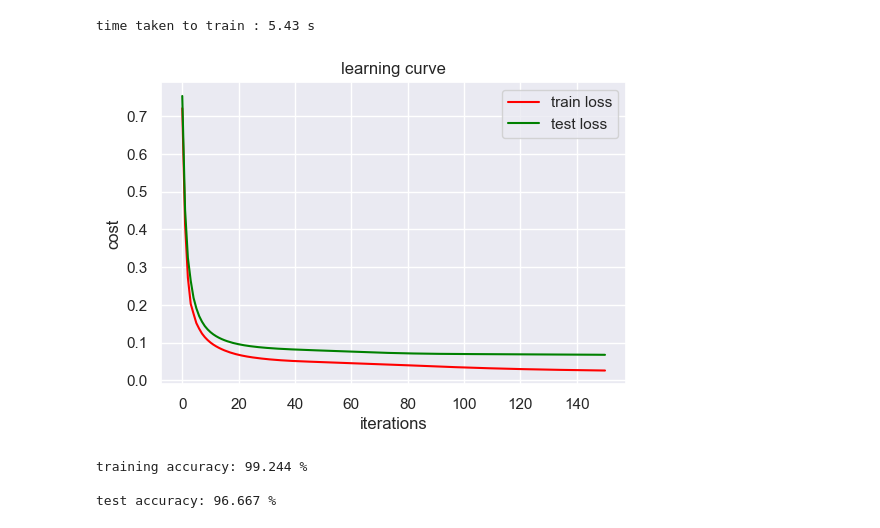
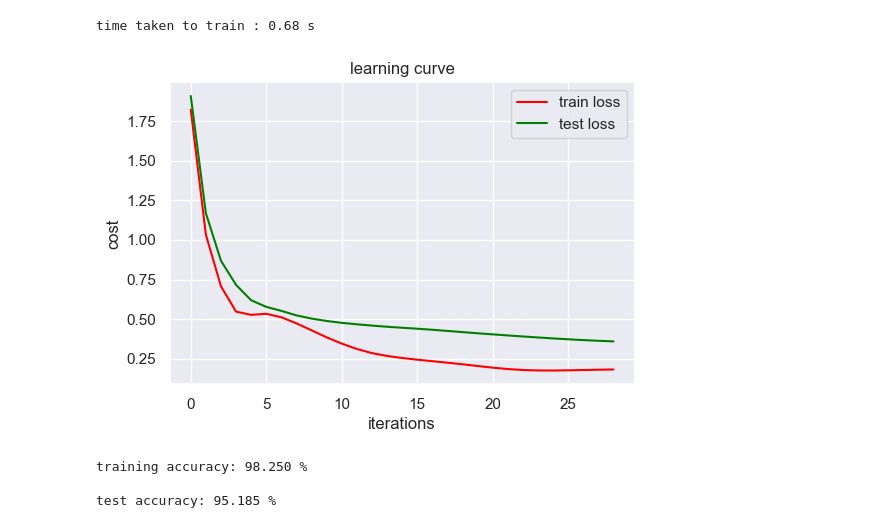
Before and after one commit to ashvegeta/Neural-Network, a Jupyter notebook: vectorised_nn.ipynb, the cells around one changed output. Cells and saved outputs as stored; diff of their text form; code cells hidden in the pictures.

Commit message:
Add files via upload
added cross entropy loss function and minor corrections in calculations

```diff
--- a/vectorised_nn.ipynb
+++ b/vectorised_nn.ipynb
@@ -17,7 +17,7 @@ class WeightsInitialization:
         self.weight = (L - np.mean(L)) / np.std(L)
 # %%
 class Network:
-    def __init__(self,layers,reg={'penalty':None,'lamda':0},opt={'optimizer':None},read_freq=0):
+    def __init__(self,layers,loss='CrossEntropy',reg={'penalty':None,'lamda':0},opt={'optimizer':None},read_freq=0):
         self.w=[]
         self.v=[]
         self.s=[]
@@ -30,6 +30,7 @@ class Network:
         self.opt = opt
         self.reg = reg
         self.read_freq = read_freq
+        self.loss = loss
 
         for i in range(len(self.layers)-1):
             wi=WeightsInitialization(self.layers[i],self.layers[i+1])
@@ -77,10 +78,18 @@ class Network:
     def BackProp(self,h,y,l_rate,t):
         error = h.T - y
         for i in range(len(self.layers)-2,-1,-1):
-            delta = error*self.d_sigmoid(self.ai[i+1]).T
 
-            w_update = np.dot(delta,self.ai[i])
-            b_update = delta.sum()
+            # error based on type of loss function
+            if(self.loss == 'Quadratic'):
+                delta = error *self.d_sigmoid(self.ai[i+1]).T
+            else:
+                delta = error
+
+
+            # find gradients
+            w_update = 1/len(delta) * np.dot(delta,self.ai[i])
+            b_update = 1/len(delta) * delta.sum()
+
 
             #regularization
             if(self.reg['penalty']=='L2'):
@@ -121,7 +130,7 @@ class Network:
                 self.w[i].weight[:,1:]-=(l_rate/(len(y.T)*(np.sqrt(self.s[i][:,1:])+self.E)))*self.v[i][:,1:] #weights
                 self.w[i].weight[:,0]-=(l_rate/(len(y.T)*(np.sqrt(self.s[i][:,0])+self.E)))*self.v[i][:,0]  #bias
 
-
+            # if no optimizers are selected
             if(self.opt['optimizer']==None):
                 self.w[i].weight[:,1:]-=(l_rate/len(y.T))*w_update #weights
                 self.w[i].weight[:,0]-=(l_rate/len(y.T))*b_update  #bias
@@ -131,7 +140,10 @@ class Network:
 
 
     def costFunc(self,hyp,y,m,plot_unregularised_cost):
-        cost =  np.sum(np.subtract(hyp, y) ** 2) / m
+        if(self.loss == 'Quadratic'):
+            cost = np.sum(np.subtract(hyp, y) ** 2) / m
+        else:
+            cost =  -np.sum(y*np.log(hyp) + (1-y)*np.log(1 - hyp)) / m
 
         if(not plot_unregularised_cost):
             if(self.reg['penalty']=='L2'):
@@ -150,7 +162,7 @@ class Network:
         return cost
 
 
-    def l_curves(self):
+    def l_curves(self,l_rate):
         sns.set()
         plt.figure(dpi=100,figsize=(6,4))
         iters = [i * self.read_freq for i in range(self.plot_iters1)]
@@ -165,13 +177,14 @@ class Network:
 
 
     def Train(self,x,y,iters,l_rate,mini_batch_size,test_loss = {},plot_unregularised_cost=True):
-        print("\nTraining...")
+        is_training = True
         mini_batches_x = np.array([x[i:i+mini_batch_size] for i in range(0,len(x),mini_batch_size)])
         mini_batches_y = np.array([y[i:i+mini_batch_size] for i in range(0,len(y),mini_batch_size)])
 
 
         for i in range(iters+1):
             for X,Y in zip(mini_batches_x,mini_batches_y):
+                X = (X - np.mean(X))/np.max(X)
                 h = self.ForwardProp(self.w,X)
                 self.BackProp(h,Y.T,l_rate,i+1)
 
@@ -212,41 +225,41 @@ from sklearn.datasets import load_digits
 from sklearn.model_selection import train_test_split
 
 digits = load_digits()
 
-x=np.array([digits.data[i] for i in range(1700)])
-y=np.array(Transform([digits.target[i] for i in range(1700)]))
+x=np.array([digits.data[i] for i in range(len(digits.data))])
+y=np.array(Transform([digits.target[i] for i in range(len(digits.data))]))
 
 x = (x - np.mean(x))/(np.max(x))
 y = (y - np.mean(x))/(np.max(y))
 
 X_train,X_test,y_train,y_test=train_test_split(x,y,test_size=0.3)
 
 
-nn=Network([64,32,10],{'penalty':'L2','lamda':10**-3},{'optimizer':'adam','beta1':0.9,'beta2':0.999,'epsilon':10**-8,'bias_correction':False},read_freq=1)
-learning_rate=0.8
+nn=Network([64,32,10],loss = 'CrossEntropy',reg = {'penalty':'L2','lamda':10**-3},opt = {'optimizer':'adam','beta1':0.9,'beta2':0.999,'epsilon':10**-8,'bias_correction':False},read_freq=1)
+learning_rate=2.4
 
 print("\nTraining...")
 
 st=time.time()
-nn.Train(X_train,y_train,iters=150,l_rate=learning_rate,mini_batch_size=85,test_loss={'X_test':X_test,'y_test':y_test},plot_unregularised_cost=True)
+nn.Train(X_train,y_train,iters=28,l_rate=learning_rate,mini_batch_size=85,test_loss={'X_test':X_test,'y_test':y_test},plot_unregularised_cost=True)
 et=time.time()
 
 print("\ntime taken to train : %0.2f"%(et-st),"s\n")
 
-nn.l_curves()
+nn.l_curves(l_rate=learning_rate)
 
 print("\n\ntraining accuracy: %0.3f" % nn.accuracy(X_train, np.argmax(y_train,axis=1)), "%")
 
 #pred = nn.predict(X_test)
 
 #print("\nprediction:",list(pred))
 
 #print("\nreal:",list(np.argmax(y_test,axis=1)))
 
 print("\ntest accuracy: %0.3f" % nn.accuracy(X_test, np.argmax(y_test,axis=1)), "%")
 # %% [output]
-time taken to train : 5.43 s
+time taken to train : 0.68 s
-[figure, old version]
+[figure, new version]
-training accuracy: 99.244 %
+training accuracy: 98.250 %
 
-test accuracy: 96.667 %
+test accuracy: 95.185 %
```
